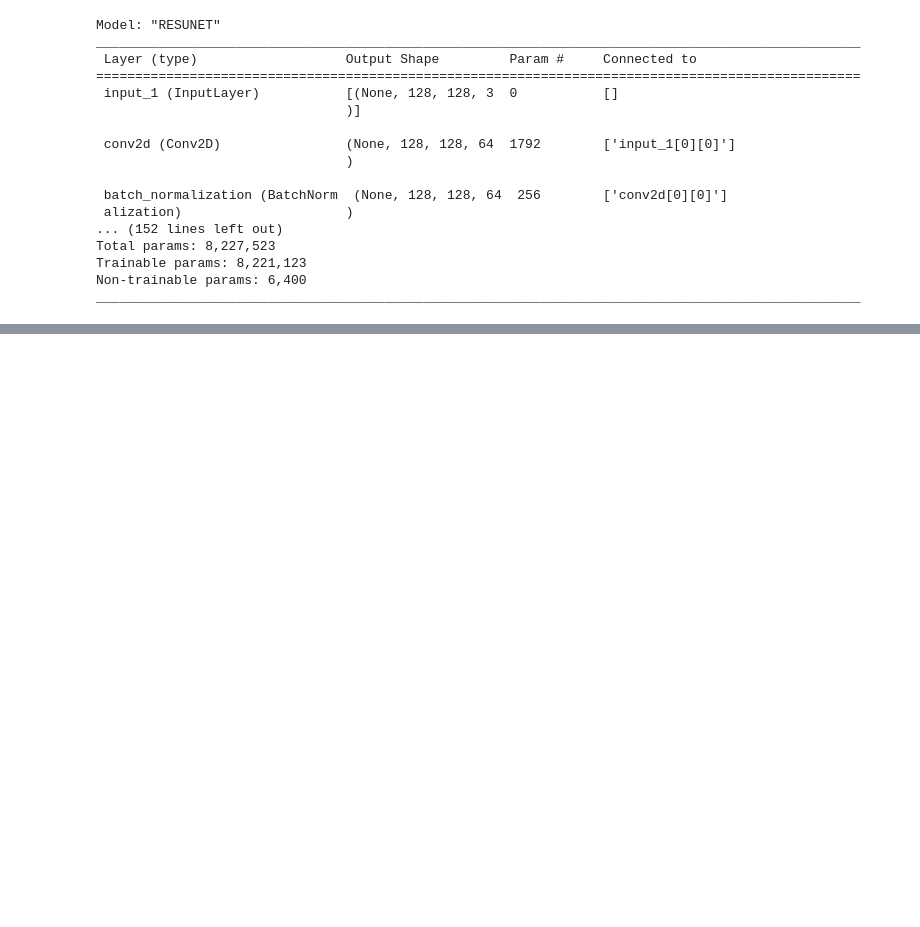
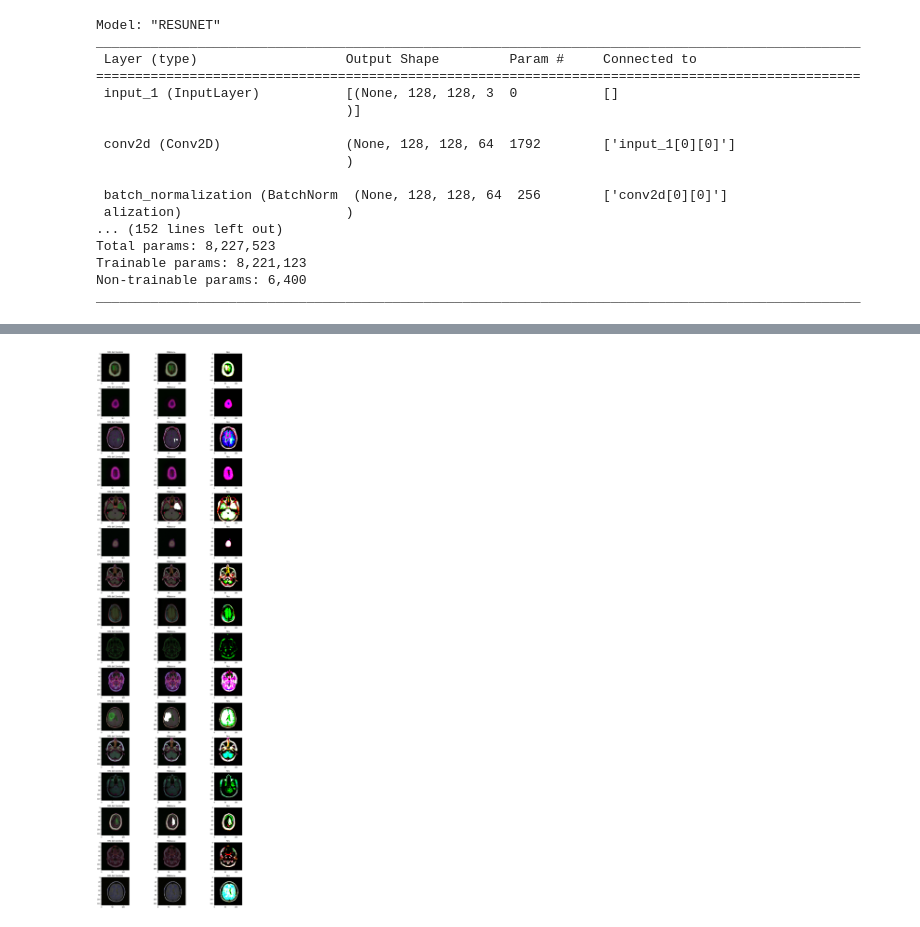
Before and after one commit to davidlamapul/tumor_detector, a Jupyter notebook: ResUNet.ipynb, the cells around one changed output, grey strips where cells are left out. Drawn from its saved outputs; the diff is of its cells as text; code cells hidden in the pictures; blank space fills up the shorter version.

```diff
--- a/ResUNet.ipynb
+++ b/ResUNet.ipynb
@@ -177,0 +183,3 @@ fig.tight_layout()
+# %%
+img = training_generator.__getitem__(2)
+res = model.predict(img[0])
@@ -177,0 +188,14 @@ fig.tight_layout()
+# %%
+fig, axs = plt.subplots(16,3, figsize=(16,16*3))
+
+for x in range(16):
+  axs[x][0].title.set_text("MRI del Cerebro") # Configuramos el título
+  axs[x][0].imshow(img[0][x]) # Mostramos la MRI
+  axs[x][1].title.set_text("Máscara - " ) # Colocámos el título en la máscara (0 o 1)
+  axs[x][1].imshow(img[1][x]) # Mostramos la máscara correspondiente
+  axs[x][2].imshow(res[x])
+  axs[x][2].title.set_text("Res")
+
+fig.tight_layout()
+# %% [output]
+[figure, added]
```
Also changed, not shown: parts of 7 cells of this notebook.
